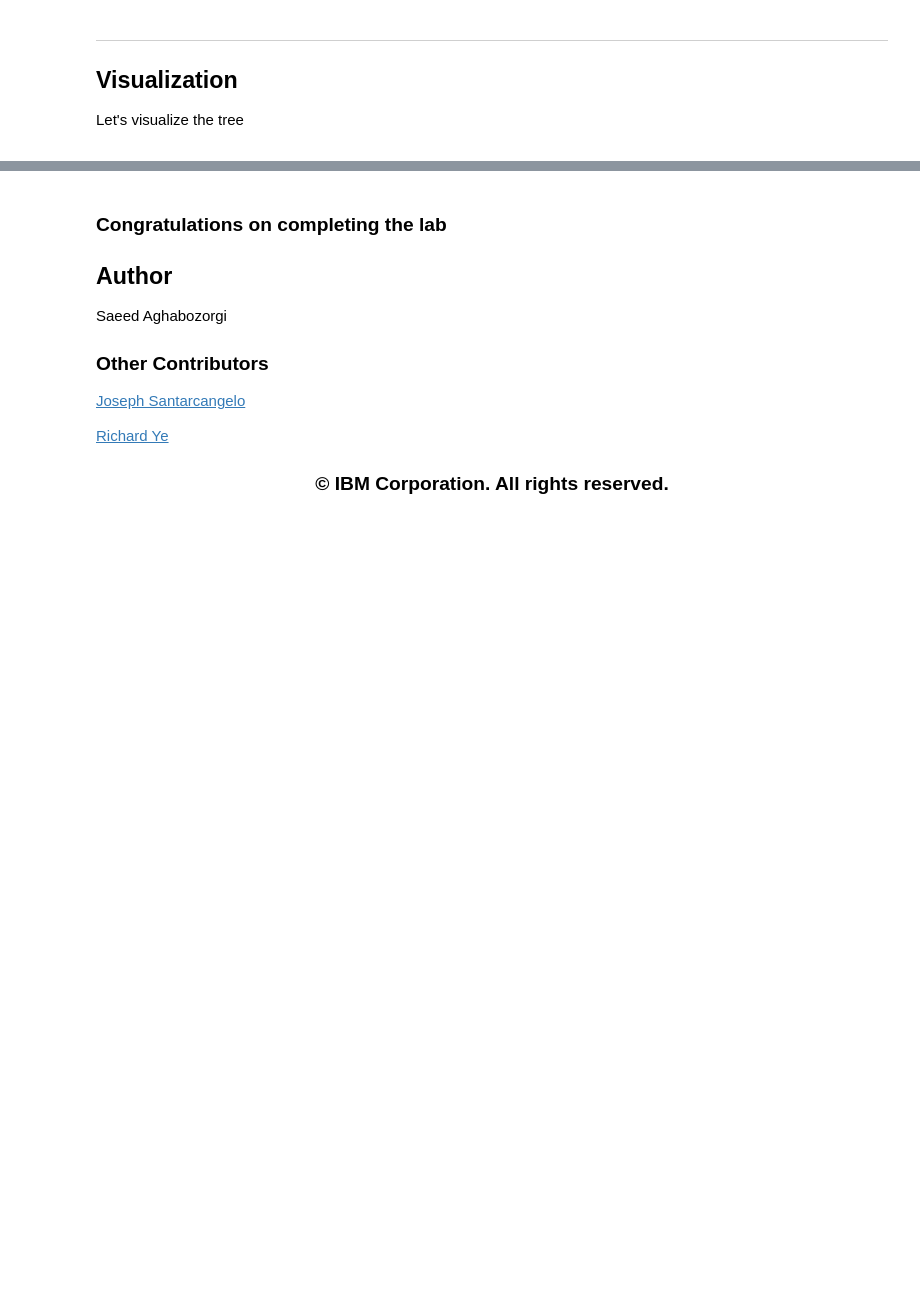
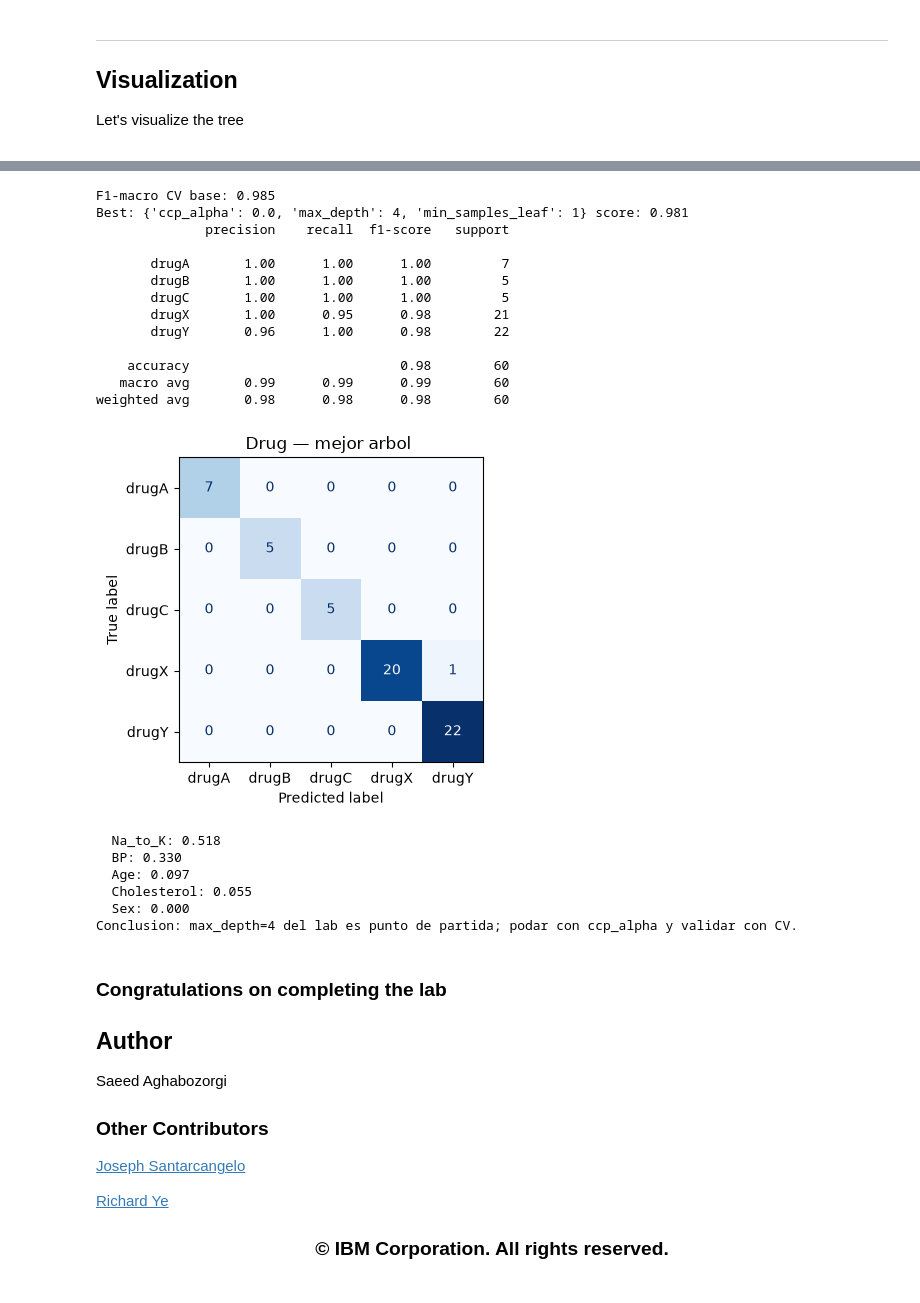
Before and after one commit to luisangelquezada88-netizen/machine-learning-notebooks, a Jupyter notebook: notebooks/02-clasificacion/decision-trees-drug.ipynb, the cells around one changed output, grey strips where cells are left out. Saved outputs shown, nothing was run; the diff lists cells and outputs as text; code cells hidden in the pictures; blank space fills up the shorter version.

Commit message:
Fix: Reparación del flujo de cuadernos y mejora de la estructura del repo. Se añaden insignias y más visualizaciones a los cuadernos.

```diff
--- a/notebooks/02-clasificacion/decision-trees-drug.ipynb
+++ b/notebooks/02-clasificacion/decision-trees-drug.ipynb
@@ -319,3 +329,46 @@ export_graphviz(drugTree, out_file='tree.dot', filled=True, feature_names=['Age'
+# %%
+from sklearn.tree import DecisionTreeClassifier
+from sklearn.model_selection import StratifiedKFold, GridSearchCV, cross_val_score
+from sklearn.metrics import classification_report
+skf = StratifiedKFold(n_splits=5, shuffle=True, random_state=3)
+base = DecisionTreeClassifier(criterion='entropy', max_depth=4, random_state=RANDOM_STATE)
+print('F1-macro CV base:', round(cross_val_score(base, X, y, cv=skf, scoring='f1_macro').mean(), 3))
+gs = GridSearchCV(DecisionTreeClassifier(criterion='entropy', random_state=RANDOM_STATE),
+                  {'max_depth': [3, 4, 6, None], 'min_samples_leaf': [1, 5], 'ccp_alpha': [0.0, 0.01]},
+                  cv=3, scoring='f1_macro')
+gs.fit(X_trainset, y_trainset)
+print('Best:', gs.best_params_, 'score:', round(gs.best_score_, 3))
+pred = gs.predict(X_testset)
+print(classification_report(y_testset, pred))
+try:
+    from src.utils import plot_confusion_matrix
+    plot_confusion_matrix(y_testset, pred, labels=list(gs.classes_), title='Drug — mejor arbol ')
+except Exception as e:
+    print('[warn]', e)
+for n, v in sorted(zip(['Age', 'Sex', 'BP', 'Cholesterol', 'Na_to_K'], gs.best_estimator_.feature_importances_), key=lambda t: -t[1]):
+    print(f"  {n}: {v:.3f}")
+print('Conclusion: max_depth=4 del lab es punto de partida; podar con ccp_alpha y validar con CV.')
+# %% [output]
+F1-macro CV base: 0.985
+Best: {'ccp_alpha': 0.0, 'max_depth': 4, 'min_samples_leaf': 1} score: 0.981
+              precision    recall  f1-score   support
+
+       drugA       1.00      1.00      1.00         7
+       drugB       1.00      1.00      1.00         5
+       drugC       1.00      1.00      1.00         5
+       drugX       1.00      0.95      0.98        21
+       drugY       0.96      1.00      0.98        22
+
+    accuracy                           0.98        60
+   macro avg       0.99      0.99      0.99        60
+weighted avg       0.98      0.98      0.98        60
+[figure, added]
+  Na_to_K: 0.518
+  BP: 0.330
+  Age: 0.097
+  Cholesterol: 0.055
+  Sex: 0.000
+Conclusion: max_depth=4 del lab es punto de partida; podar con ccp_alpha y validar con CV.
 # %% [markdown]
 ### Congratulations on completing the lab
 
```
Also changed, not shown: parts of 7 cells of this notebook, 19 other files.
